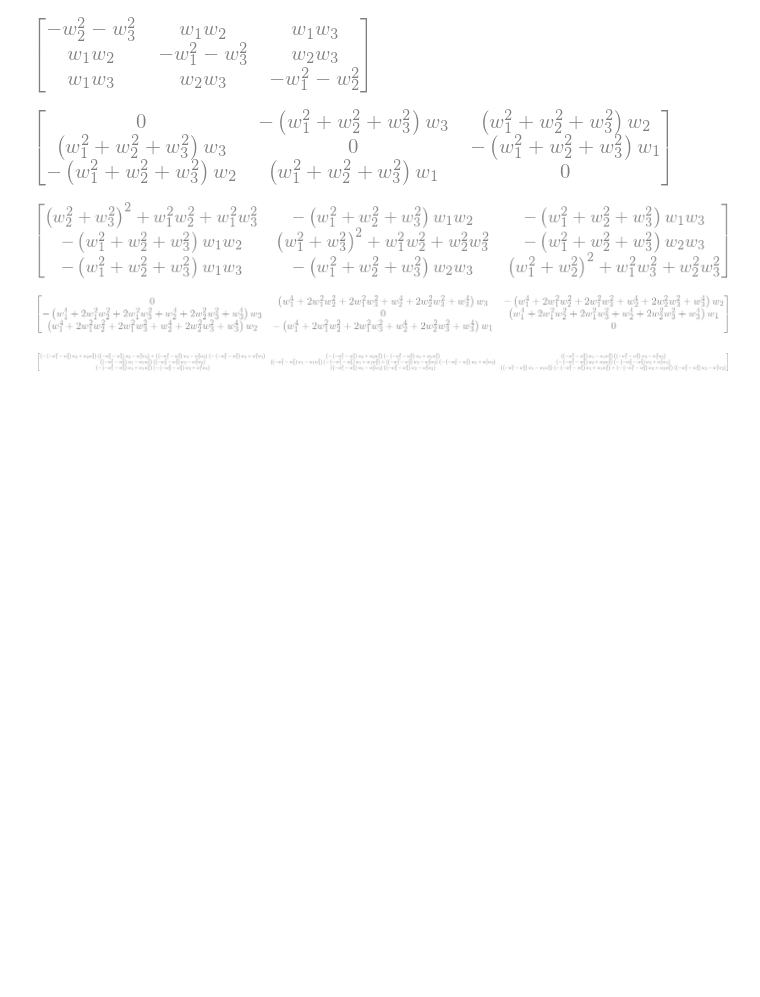
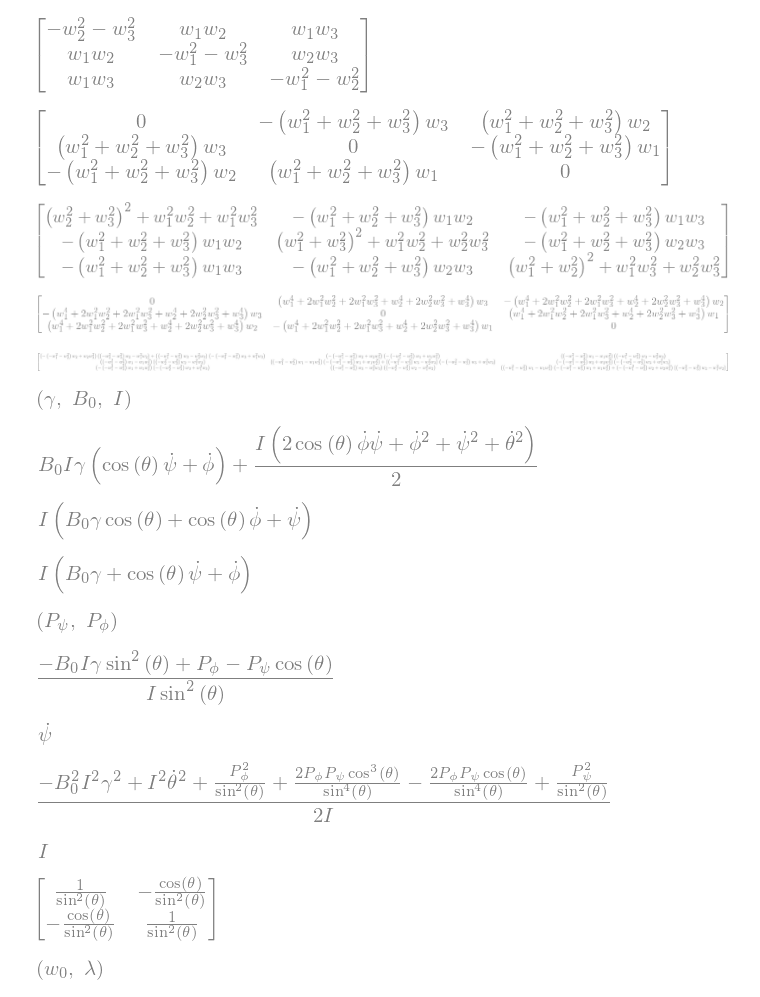
Before and after one commit to ClarkGuilty/2020, a Jupyter notebook: MecAna/Mec_Analitica_Tarea5.ipynb, the cells around one changed output. Cells and saved outputs as stored; diff of their text form; code cells hidden in the pictures; blank space fills up the shorter version.

```diff
--- a/MecAna/Mec_Analitica_Tarea5.ipynb
+++ b/MecAna/Mec_Analitica_Tarea5.ipynb
@@ -117,3 +117,56 @@ simplify(W**5)
 W**6
 # %% [output]
 [figure]
+# %%
+gamma, B, i = symbols('gamma B_0 I')
+gamma, B, i
+# %% [output]
+[figure, added]
+# %%
+L = simplify(i*(w.T*w)[0]/2) + i*gamma*B*w[2]
+L
+# %% [output]
+[figure, added]
+# %%
+Ppsi = simplify(diff(L,diff(psi))) #Pyt
+Ppsi
+# %% [output]
+[figure, added]
+# %%
+Pphi= simplify(diff(L,diff(phi)))
+Pphi
+# %% [output]
+[figure, added]
+# %%
+Psi, Phi = symbols('P_psi P_phi')
+Psi, Phi
+# %% [output]
+[figure, added]
+# %%
+S = linsolve([Psi-Ppsi, Phi-Pphi], (diff(phi), diff(psi)))
+S.args[0][0]
+# %% [output]
+[figure, added]
+# %%
+a,b,c = symbols('\dot{\phi}, \dot{b}, \dot{\psi}')
+c
+# %% [output]
+[figure, added]
+# %%
+newL = L.subs(diff(phi),a).subs(diff(psi),c)
+simplify(newL.subs(a,S.args[0][0]).subs(c,S.args[0][1]))
+# %% [output]
+[figure, added]
+# %%
+i
+# %% [output]
+[figure, added]
+# %%
+simplify(Matrix([[1,cos(theta)],[cos(theta),1]]).inv())
+# %% [output]
+[figure, added]
+# %%
+w0 , lamb= symbols('w_0 lambda')
+w0, lamb
+# %% [output]
+[figure, added]
```
Also changed, not shown: parts of 9 cells of this notebook, 2 other files.
